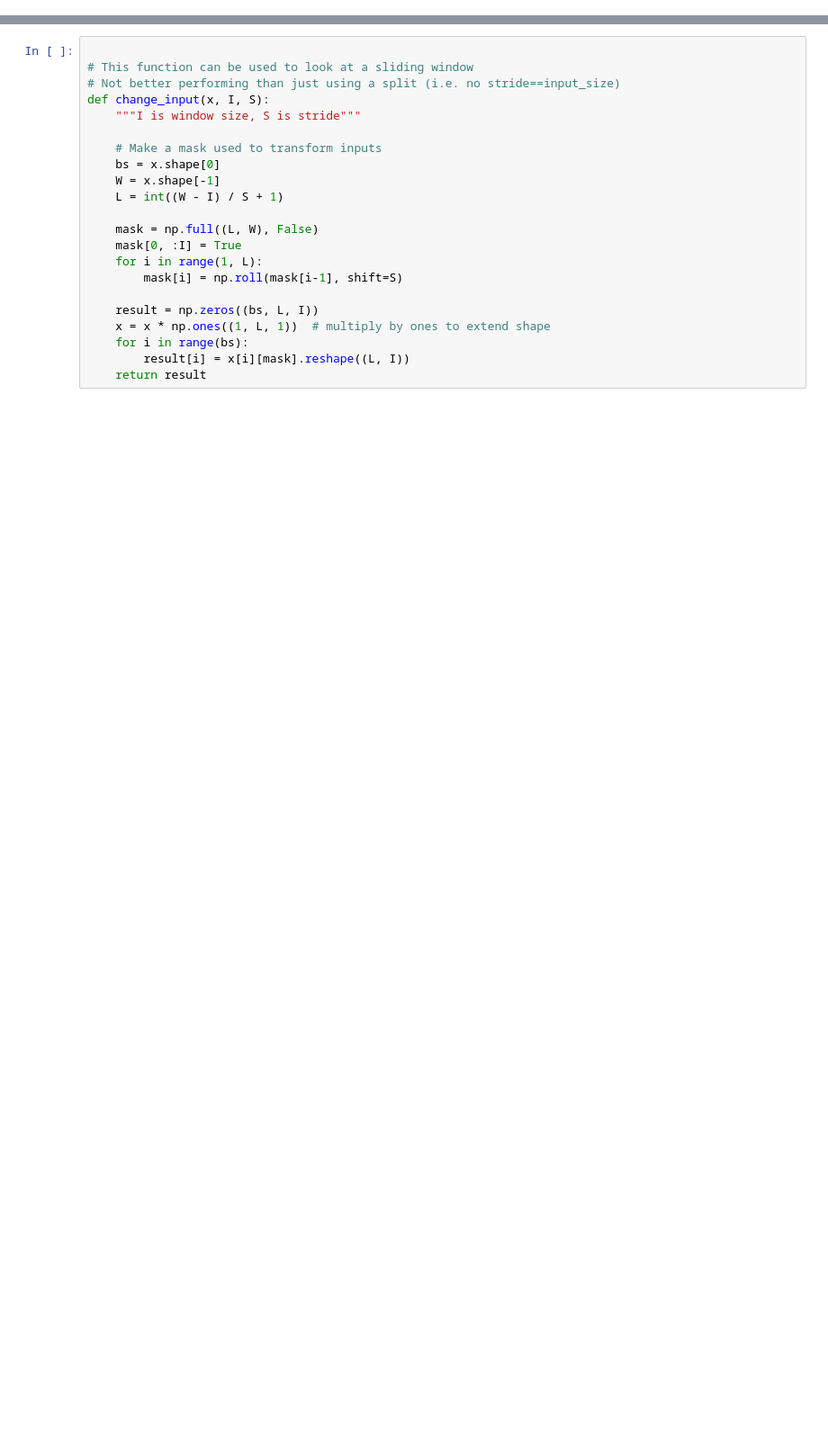
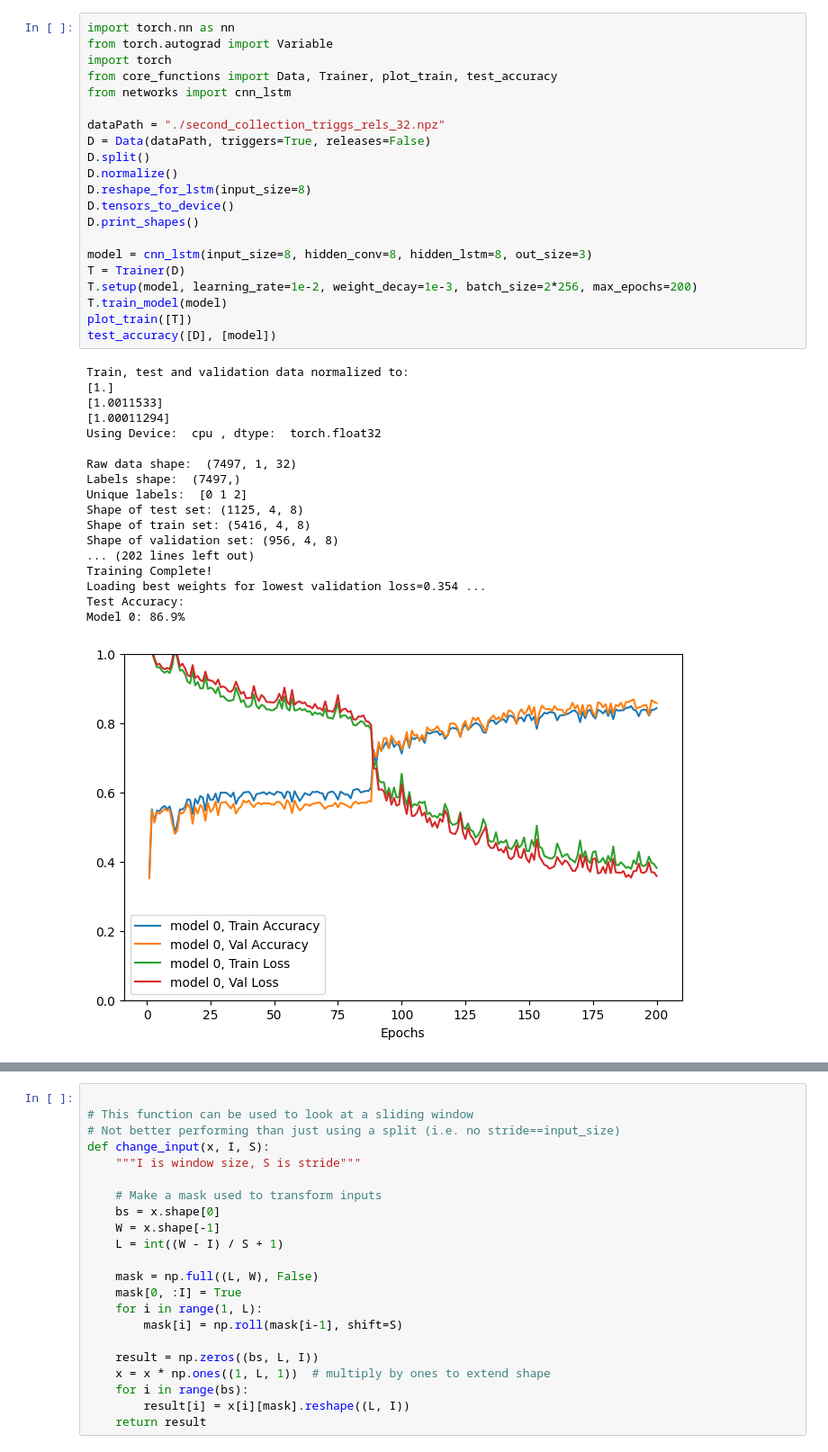
Before and after one commit to GuiMacielPereira/sensor_ML, a Jupyter notebook: data_processing/lstm_pytorch.sync.ipynb, the cells around one changed output, grey strips where cells are left out. Shown at 90% size. Cells and saved outputs as stored; diff of their text form; blank space fills up the shorter version.

```diff
--- a/data_processing/lstm_pytorch.sync.ipynb
+++ b/data_processing/lstm_pytorch.sync.ipynb
@@ -17,0 +43,40 @@ class lstm(nn.Module):
+# %%
+import torch.nn as nn
+from torch.autograd import Variable
+import torch
+from core_functions import Data, Trainer, plot_train, test_accuracy
+from networks import cnn_lstm
+
+dataPath = "./second_collection_triggs_rels_32.npz"
+D = Data(dataPath, triggers=True, releases=False)
+D.split()
+D.normalize()
+D.reshape_for_lstm(input_size=8)
+D.tensors_to_device()
+D.print_shapes()
+
+model = cnn_lstm(input_size=8, hidden_conv=8, hidden_lstm=8, out_size=3)
+T = Trainer(D)
+T.setup(model, learning_rate=1e-2, weight_decay=1e-3, batch_size=2*256, max_epochs=200)
+T.train_model(model)
+plot_train([T])
+test_accuracy([D], [model])
+# %% [output]
+Train, test and validation data normalized to:
+[1.]
+[1.0011533]
+[1.00011294]
+Using Device:  cpu , dtype:  torch.float32
+
+Raw data shape:  (7497, 1, 32)
+Labels shape:  (7497,)
+Unique labels:  [0 1 2]
+Shape of test set: (1125, 4, 8)
+Shape of train set: (5416, 4, 8)
+Shape of validation set: (956, 4, 8)
+... (202 lines left out)
+Training Complete!
+Loading best weights for lowest validation loss=0.354 ...
+Test Accuracy:
+Model 0: 86.9%
+[figure, added]
```
Also changed, not shown: parts of 8 cells of this notebook, 5 other files.
